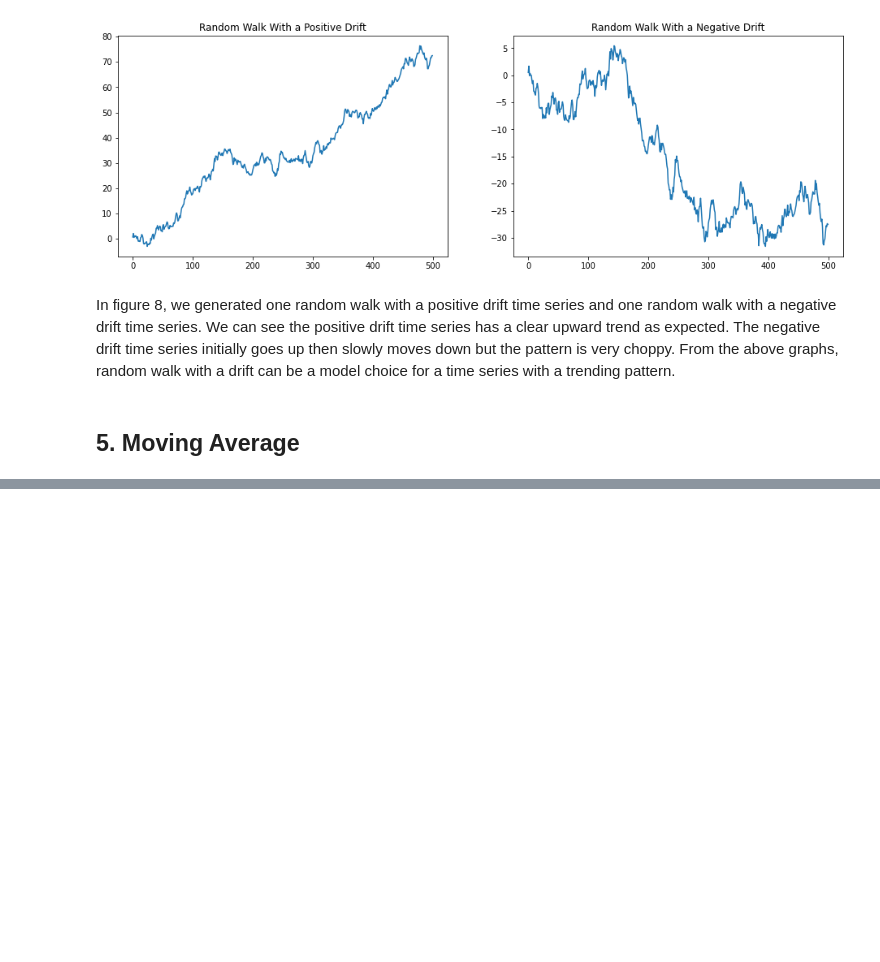
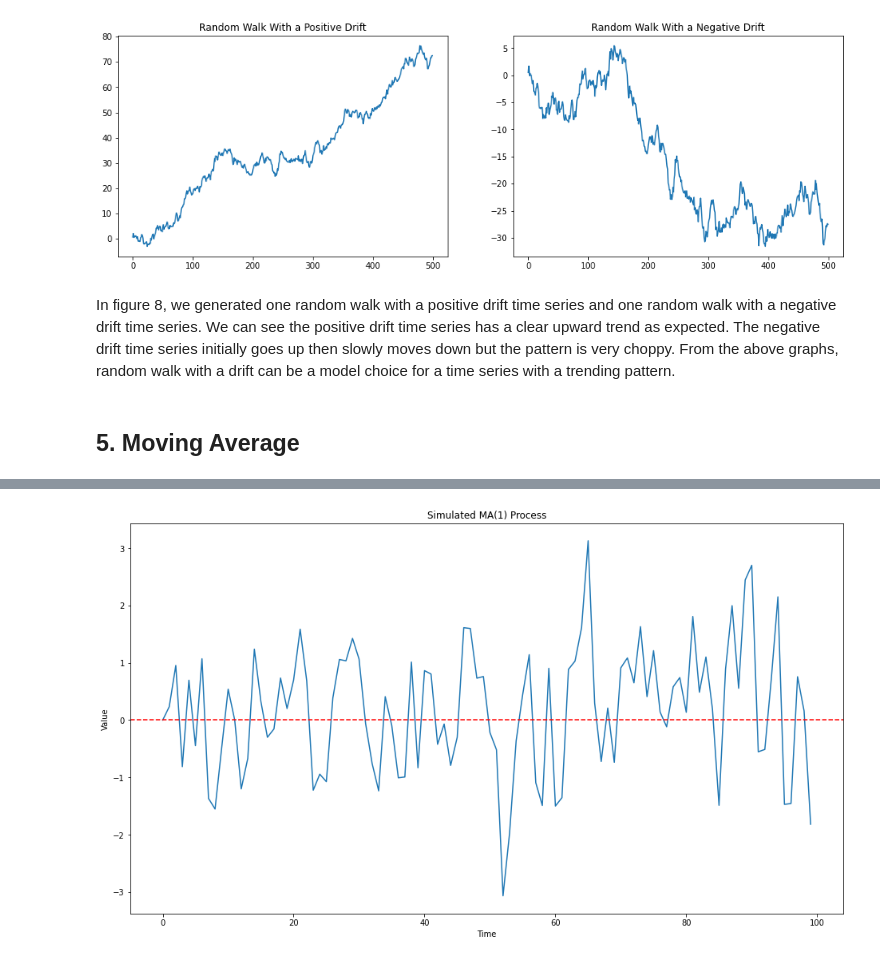
Before and after one commit to adevrent/wqu_mscfe, a Jupyter notebook: Financial Econometrics/M4/L2.ipynb, the cells around one changed output, grey strips where cells are left out. Drawn from its saved outputs; the diff is of its cells as text; code cells hidden in the pictures; blank space fills up the shorter version.

```diff
--- a/Financial Econometrics/M4/L2.ipynb
+++ b/Financial Econometrics/M4/L2.ipynb
@@ -339,0 +407,22 @@ The following plots show some simulated examples for moving average models.
+# %%
+mu = 0          # Mean
+theta = 0.5     # MA coefficient
+sigma = 1       # Standard deviation of error term
+n = 100         # Number of observations
+
+epsilon = np.random.normal(0, sigma, n)
+
+X = np.zeros(n)
+X[0] = mu  # First term is x_0 = mu = 0
+
+for t in range(1, n):
+    X[t] = mu + epsilon[t] + theta * epsilon[t-1]
+
+plt.plot(X)
+plt.title('Simulated MA(1) Process')
+plt.axhline(0, 0, 100, color="red", linestyle="--")
+plt.xlabel('Time')
+plt.ylabel('Value')
+plt.show()
+# %% [output]
+[figure, added]
```
Also changed, not shown: parts of 26 cells of this notebook.
